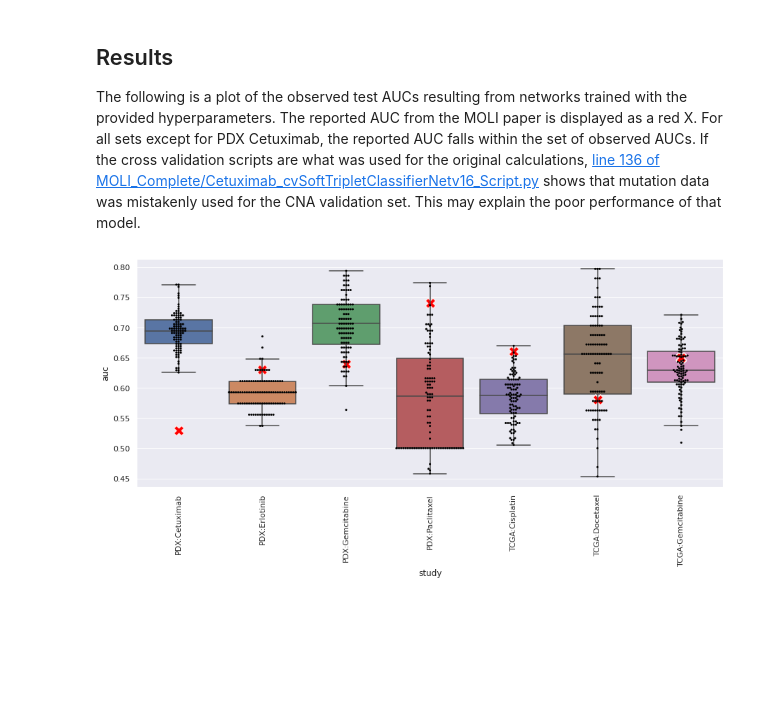
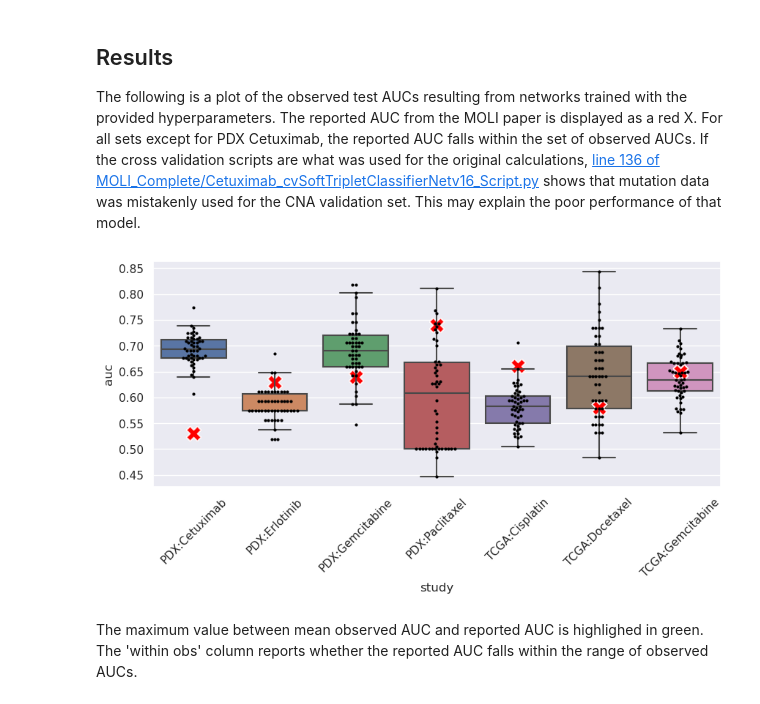
Before and after one commit to kaboroevich/modrp, a Jupyter notebook: moli/examples/moli_reported_optima.ipynb, the cells around one changed output. Saved outputs shown, nothing was run; the diff lists cells and outputs as text; code cells hidden in the pictures; blank space fills up the shorter version.

```diff
--- a/moli/examples/moli_reported_optima.ipynb
+++ b/moli/examples/moli_reported_optima.ipynb
@@ -16,6 +16,6 @@ from sklearn.preprocessing import StandardScaler
 import torch
 import torch.optim as optim
 device = torch.device('cuda')
+torch.set_float32_matmul_precision('medium')
 
 import seaborn as sns
-sns.set(rc={'figure.figsize':(15,6)})
@@ -57,7 +63,7 @@ Due to the small size of test sets, the prediction of the resulting networks can
 # %%
 %%capture output
 
-replicates = 100
+replicates = 50
 test_results = []
 stdscaler = StandardScaler()
 
@@ -66,21 +72,25 @@ for study_set in study_sets.to_dict('records'):
     hp = moli.utils.optimal_hyperparameters(study_set['drug'], study_set['training set'], study_set['testing set'])
     # training set
     train_exp = stdscaler.fit_transform(ds['train']['expression'])
-    train_exp = torch.FloatTensor(train_exp).to(device)
-    train_mut = torch.FloatTensor(ds['train']['mutation']).to(device)
-    train_cna = torch.FloatTensor(ds['train']['cna']).to(device)
-    train_y = torch.FloatTensor(ds['train']['response']).to(device)
+    train_exp = torch.FloatTensor(train_exp)#.to(device)
+    train_mut = torch.FloatTensor(ds['train']['mutation'])#.to(device)
+    train_cna = torch.FloatTensor(ds['train']['cna'])#.to(device)
+    train_y = torch.FloatTensor(ds['train']['response'])#.to(device)
     # test set
     test_exp = stdscaler.transform(ds['test']['expression'])
-    test_exp = torch.FloatTensor(test_exp).to(device)
-    test_mut = torch.FloatTensor(ds['test']['mutation']).to(device)
-    test_cna = torch.FloatTensor(ds['test']['cna']).to(device)
-    test_y = torch.FloatTensor(ds['test']['response']).to(device)
+    test_exp = torch.FloatTensor(test_exp)#.to(device)
+    test_mut = torch.FloatTensor(ds['test']['mutation'])#.to(device)
+    test_cna = torch.FloatTensor(ds['test']['cna'])#.to(device)
+    test_y = torch.FloatTensor(ds['test']['response'])#.to(device)
     # Generate datasets
     train_dataset = torch.utils.data.TensorDataset(train_exp, train_mut, train_cna, train_y)
-    train_dataloader = moli.utils.moli_dataloader(train_dataset, hp['batch_size'])
+    train_loader = moli.utils.moli_dataloader(train_dataset, batch_size=hp['batch_size'],
+                                              num_workers=num_workers, pin_memory=pin_memory,
+                                              persistent_workers=persistent_workers)
     test_dataset = torch.utils.data.TensorDataset(test_exp, test_mut, test_cna, test_y)
-    test_dataloader = torch.utils.data.DataLoader(test_dataset, shuffle=False, batch_size=hp['batch_size'])
+    test_loader = torch.utils.data.DataLoader(test_dataset, batch_size=hp['batch_size'], shuffle=False,
+                                              num_workers=num_workers, pin_memory=pin_memory,
+                                              persistent_workers=persistent_workers)
     for ridx in range(replicates):
         # Create network
         net = moli.nn.MoliNet(train_exp.shape[1], hp['exp_hl'], hp['exp_dr'],
@@ -93,7 +103,12 @@ for study_set in study_sets.to_dict('records'):
         # Train network
         for ep in range(hp['epochs']):
             net.train()
-            for i, (dataE, dataM, dataC, target) in enumerate(train_dataloader):
+            for i, (dataE, dataM, dataC, target) in enumerate(train_loader):
+                dataE = dataE.to(device)
+                dataM = dataM.to(device)
+                dataC = dataC.to(device)
+                target = target.to(device)
+
                 if torch.mean(target) == 0. or torch.mean(target) == 1. or len(target)<=2:
                     continue
                 emb, out = net(dataE, dataM, dataC)
@@ -110,7 +125,12 @@ for study_set in study_sets.to_dict('records'):
             net.eval()
             test_out = torch.tensor([], device=device)
             test_target = torch.tensor([], device=device)
-            for dataE, dataM, dataC, target in test_dataloader:
+            for dataE, dataM, dataC, target in test_loader:
+                dataE = dataE.to(device)
+                dataM = dataM.to(device)
+                dataC = dataC.to(device)
+                target = target.to(device)
+
                 _, tout = net(dataE, dataM, dataC)
                 test_out = torch.cat((test_out, tout), 0)
                 test_target = torch.cat((test_target, target), 0)
@@ -130,14 +150,19 @@ falls within the set of observed AUCs. If the cross validation scripts are what
 [line 136 of MOLI_Complete/Cetuximab_cvSoftTripletClassifierNetv16_Script.py](https://github.com/hosseinshn/MOLI/blob/c83d6d4c7e042ff4da7c7e3df0a7c8d030d37b8b/Cross%20validation/MOLI%20Complete/Cetuximab_cvSoftTripletClassifierNetv16_Script.py#L136) shows that mutation data was mistakenly used for the CNA validation set. This may explain
 the poor performance of that model.
 # %%
+sns.set(rc={'figure.figsize':(10,4)})
 plot_df = test_df.merge(study_sets)
 plot_df['study'] = plot_df['testing set'] + ':' + plot_df['drug']
 ax = sns.boxplot(y='auc', x='study', data=plot_df, showfliers = False)
-ax.tick_params(axis='x', labelrotation=90)
+ax.tick_params(axis='x', labelrotation=45)
 ax = sns.scatterplot(y='reported auc', x='study', data=plot_df, color='red', alpha=0.7, marker='X', s=200, axes=ax)
 ax = sns.swarmplot(y='auc', x='study', data=plot_df, color='black', s=3, axes=ax)
 # %% [output]
-[figure, old version]
+[figure, new version]
+# %% [markdown]
+The maximum value between mean observed AUC and reported AUC is highlighed in green.
+The 'within obs' column reports whether the reported AUC falls within the range of
+observed AUCs.
 # %%
 pd.set_option('display.precision', 2)
 (test_df
```
Also changed, not shown: parts of 3 cells of this notebook, 1 other file.
